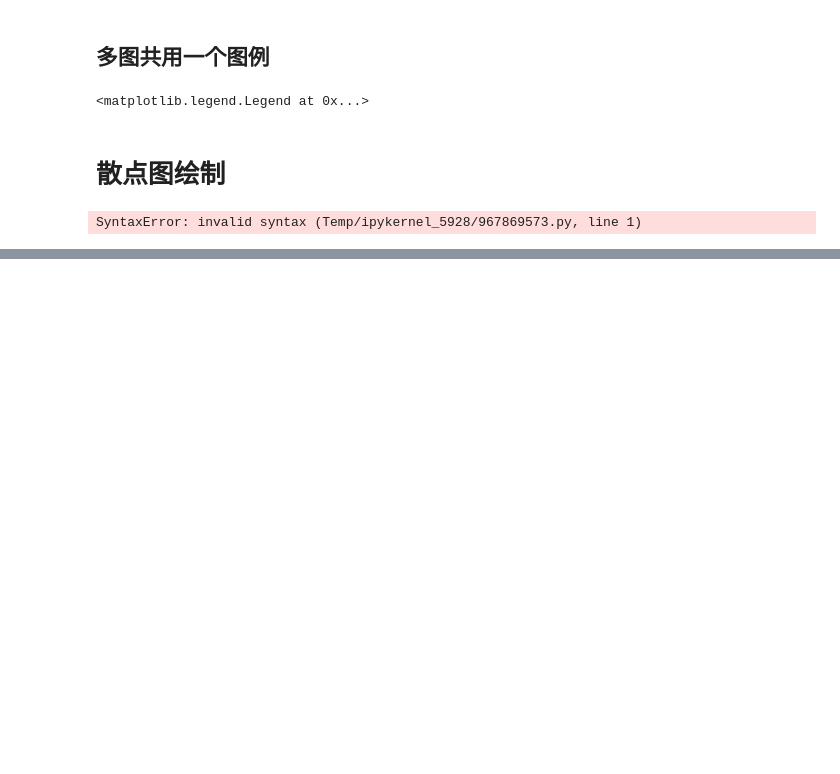
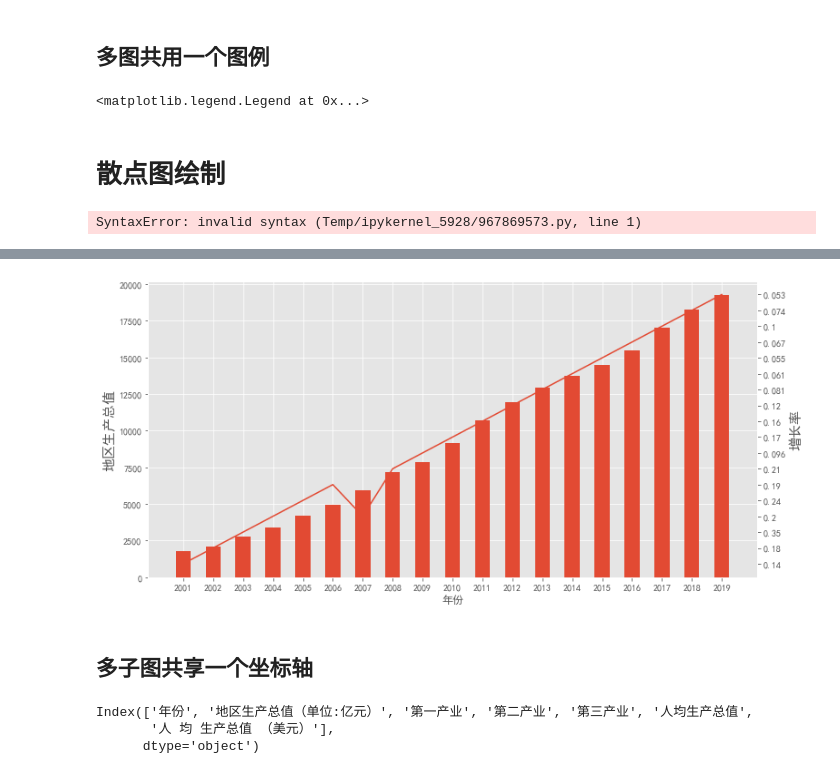
Before and after one commit to kebuAAA/Visualization-using-python, a Jupyter notebook: plt绘图.ipynb, the cells around one changed output, grey strips where cells are left out. Cells and saved outputs as stored; diff of their text form; code cells hidden in the pictures; blank space fills up the shorter version.

```diff
--- a/plt绘图.ipynb
+++ b/plt绘图.ipynb
@@ -258,0 +265,8 @@ SyntaxError: invalid syntax (Temp/ipykernel_5928/967869573.py, line 1)
+# %%
+data=pd.read_excel('./datasets/历年地区生产总值.xlsx')
+# 计算DataFrame某一列的环比值
+def get_huanbi(data, col):
+    data['环比'] = data[col].pct_change()
+    data['环比'] = data['环比'].apply(lambda x: format(x, '.2'))
+    return data
+data = get_huanbi(data, '地区生产总值（单位:亿元）')[1:]
@@ -258,0 +291,34 @@ SyntaxError: invalid syntax (Temp/ipykernel_5928/967869573.py, line 1)
+# %%
+# 共享x轴
+x = np.arange(data['年份'].shape[0])
+x_tick = data['年份']
+y = data['地区生产总值（单位:亿元）']
+fig, ax1 = plt.subplots(figsize=(12, 6))
+
+ax2 = ax1.twinx()
+
+ax1.bar(x, y, width=0.5)
+ax2.plot(x, data['环比'])
+ax1.set_ylabel("地区生产总值", fontsize=15)
+ax2.set_ylabel("增长率", fontsize=15)
+ax1.tick_params(axis='both', which='major')
+ax2.tick_params(axis='both', which='major')
+plt.xticks(x, x_tick, rotation=0)
+#ax1.grid()
+ax2.grid(False)
+ax1.set_xlabel('年份')
+#plt.savefig("./plt样图/average.png", transparent=True,
+#dpi=300, bbox_inches='tight')
+plt.savefig("./plt样图/条形折线图.png", facecolor='w')
+plt.show()
+# %% [output]
+[figure, added]
+# %% [markdown]
+## 多子图共享一个坐标轴
+# %%
+data=pd.read_excel('./datasets/历年地区生产总值.xlsx')
+data.columns
+# %% [output]
+Index(['年份', '地区生产总值（单位:亿元）', '第一产业', '第二产业', '第三产业', '人均生产总值',
+       '人 均 生产总值 （美元）'],
+      dtype='object')
```
Also changed, not shown: parts of 6 cells of this notebook, 3 other files.
